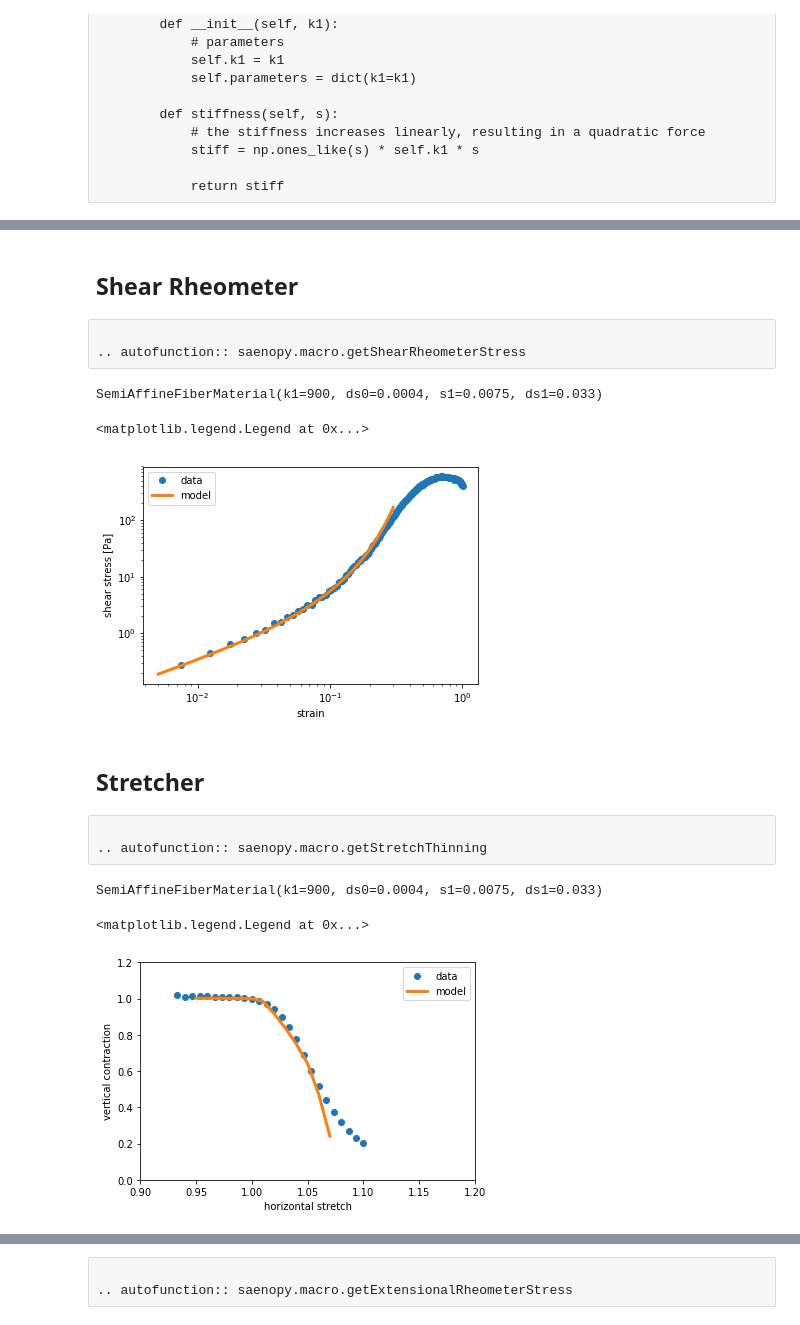
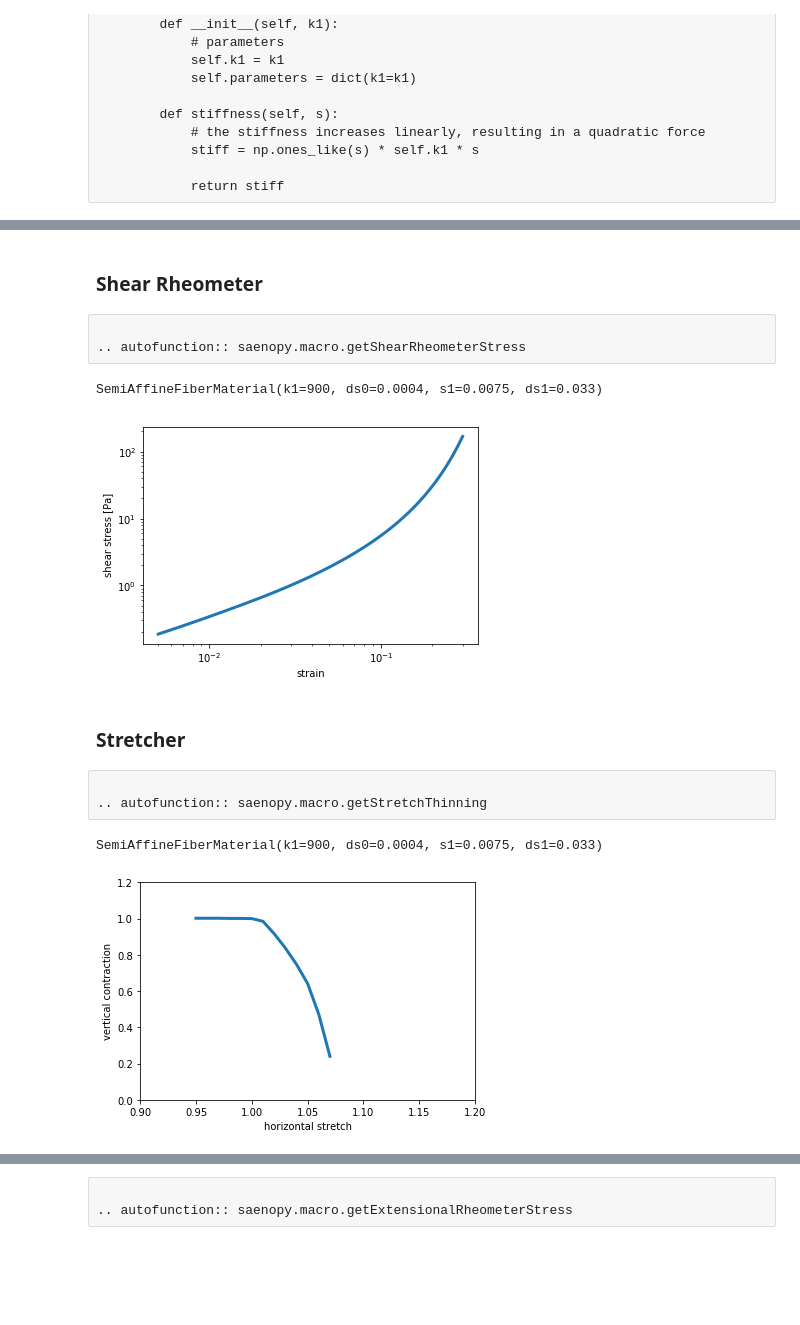
Before and after one commit to rgerum/saenopy, a Jupyter notebook: docs/material.ipynb, the cells around one changed output, grey strips where cells are left out. Cells and saved outputs as stored; diff of their text form; code cells hidden in the pictures; blank space fills up the shorter version.

Commit message:
docs: material, removed data points for the macrorheology functions

```diff
--- a/docs/material.ipynb
+++ b/docs/material.ipynb
@@ -81,37 +90,33 @@ parameters from the measured stress-strain curves.
 # %%
 %matplotlib inline
 # %% [markdown]
-## Shear Rheometer
+### Shear Rheometer
 # %% [raw]
 
 .. autofunction:: saenopy.macro.getShearRheometerStress
 # %%
 import numpy as np
 import matplotlib.pyplot as plt
 
 from saenopy import macro
 from saenopy.materials import SemiAffineFiberMaterial
 
 material = SemiAffineFiberMaterial(900, 0.0004, 0.0075, 0.033)
 print(material)
 
-x, y = np.loadtxt("../macrorheology/data_exp/rheodata.dat").T
-plt.plot(x, y, "o", label="data")
-
 gamma = np.arange(0.005, 0.3, 0.0001)
 x, y = macro.getShearRheometerStress(gamma, material)
 plt.loglog(x, y, "-", lw=3, label="model")
 
 plt.xlabel("strain")
 plt.ylabel("shear stress [Pa]")
 
-plt.legend()
+plt.show()
 # %% [output]
 SemiAffineFiberMaterial(k1=900, ds0=0.0004, s1=0.0075, ds1=0.033)
-<matplotlib.legend.Legend at 0x...>
-[figure, old version]
+[figure, new version]
 # %% [markdown]
-## Stretcher
+### Stretcher
 # %% [raw]
 
 .. autofunction:: saenopy.macro.getStretchThinning
@@ -124,9 +129,6 @@ from saenopy.materials import SemiAffineFiberMaterial
 
 material = SemiAffineFiberMaterial(900, 0.0004, 0.0075, 0.033)
 print(material)
-
-x, y = np.loadtxt("../macrorheology/data_exp/stretcherdata.dat").T
-plt.plot(x, y, "o", label="data")
 
 lambda_h = np.arange(1-0.05, 1+0.07, 0.01)
 lambda_v = np.arange(0, 1.1, 0.001)
@@ -140,9 +142,8 @@ plt.ylabel("vertical contraction")
 plt.ylim(0, 1.2)
 plt.xlim(0.9, 1.2)
 
-plt.legend()
+plt.show()
 # %% [output]
 SemiAffineFiberMaterial(k1=900, ds0=0.0004, s1=0.0075, ds1=0.033)
-<matplotlib.legend.Legend at 0x...>
-[figure, old version]
+[figure, new version]
 # %% [markdown]
```
Also changed, not shown: parts of 6 cells of this notebook.
